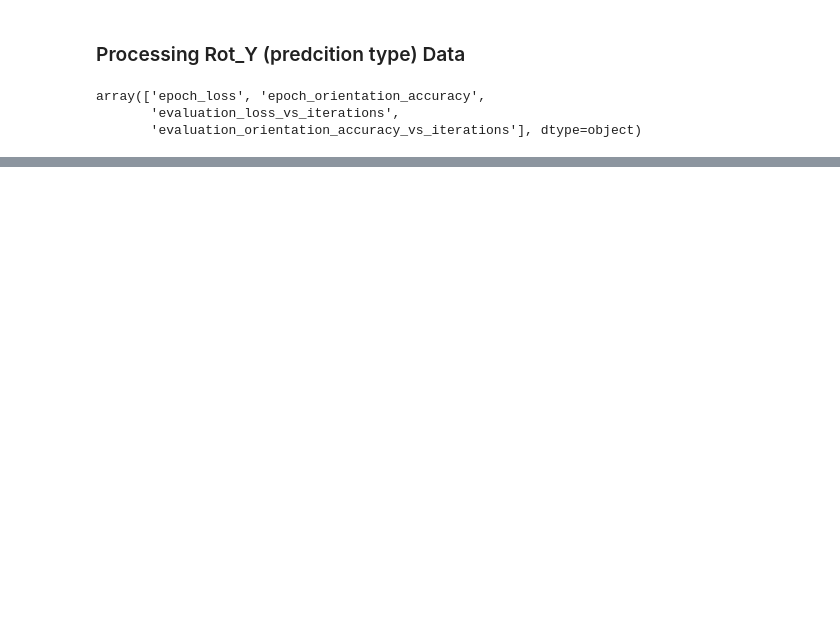
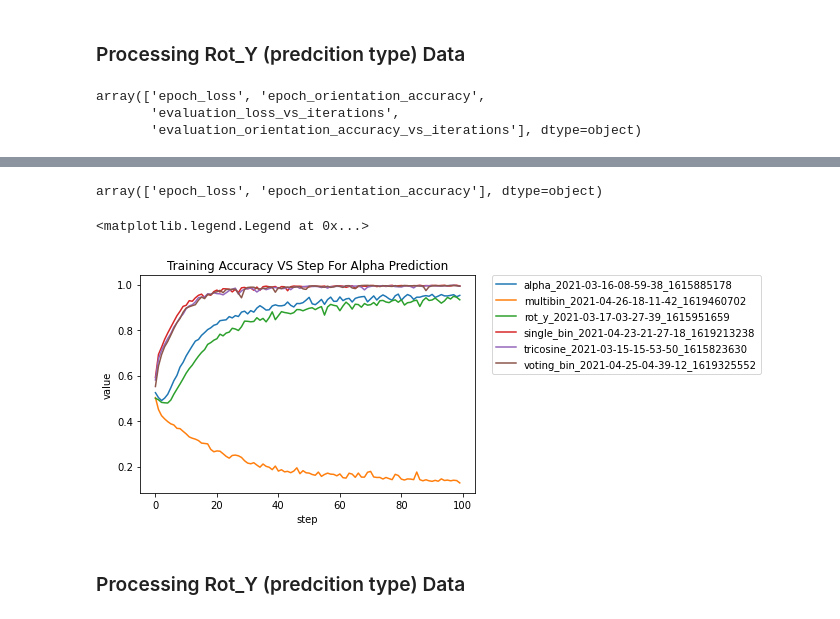
Before and after one commit to umd-fire-coml/survey-orientation-representations, a Jupyter notebook: training_data_display.ipynb, the cells around one changed output, grey strips where cells are left out. Drawn from its saved outputs; the diff is of its cells as text; code cells hidden in the pictures; blank space fills up the shorter version.

```diff
--- a/training_data_display.ipynb
+++ b/training_data_display.ipynb
@@ -105,0 +118,15 @@ plt.legend(bbox_to_anchor=(1.05, 1), loc=2, borderaxespad=0.)
+# %%
+train_alpha_run["tag"].unique()
+# %% [output]
+array(['epoch_loss', 'epoch_orientation_accuracy'], dtype=object)
+# %%
+train_all_orien = train_alpha_run[train_alpha_run['tag'] == 'epoch_orientation_accuracy']
+train_converter_type = train_all_orien.run.apply(lambda run: run.split("\\")[1])
+# %%
+sns.lineplot(data=train_all_orien, x="step", y="value", hue= train_converter_type).set_title("Training Accuracy VS Step For Alpha Prediction")
+plt.legend(bbox_to_anchor=(1.05, 1), loc=2, borderaxespad=0.)
+# %% [output]
+<matplotlib.legend.Legend at 0x...>
+[figure, added]
+# %% [markdown]
+### Processing Rot_Y (predcition type) Data
```
Also changed, not shown: parts of 27 cells of this notebook.
